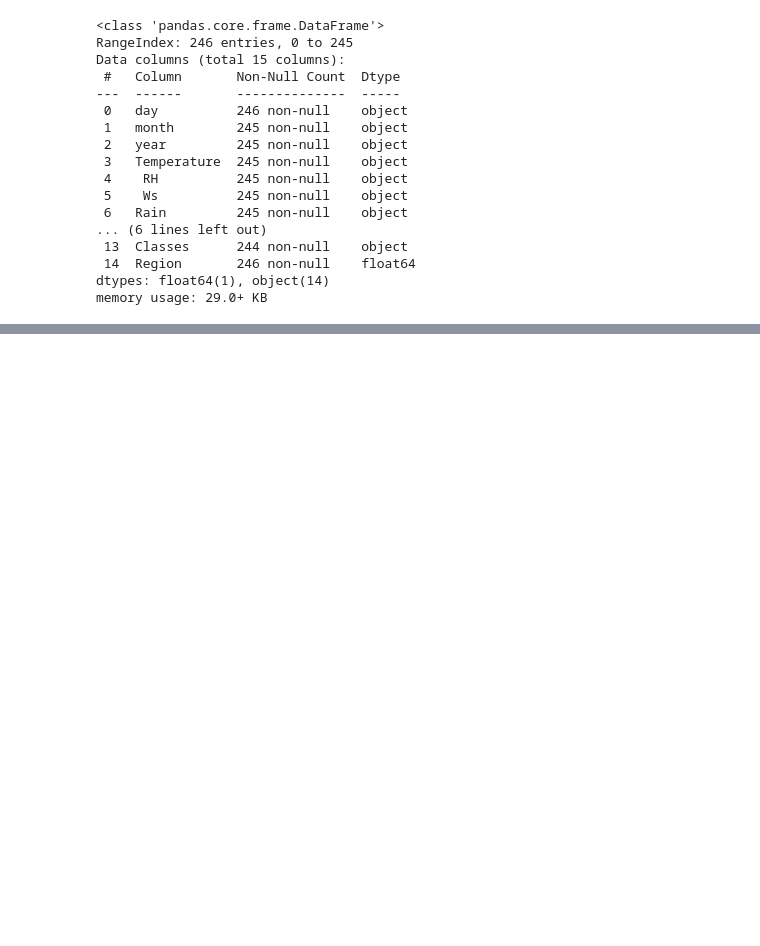
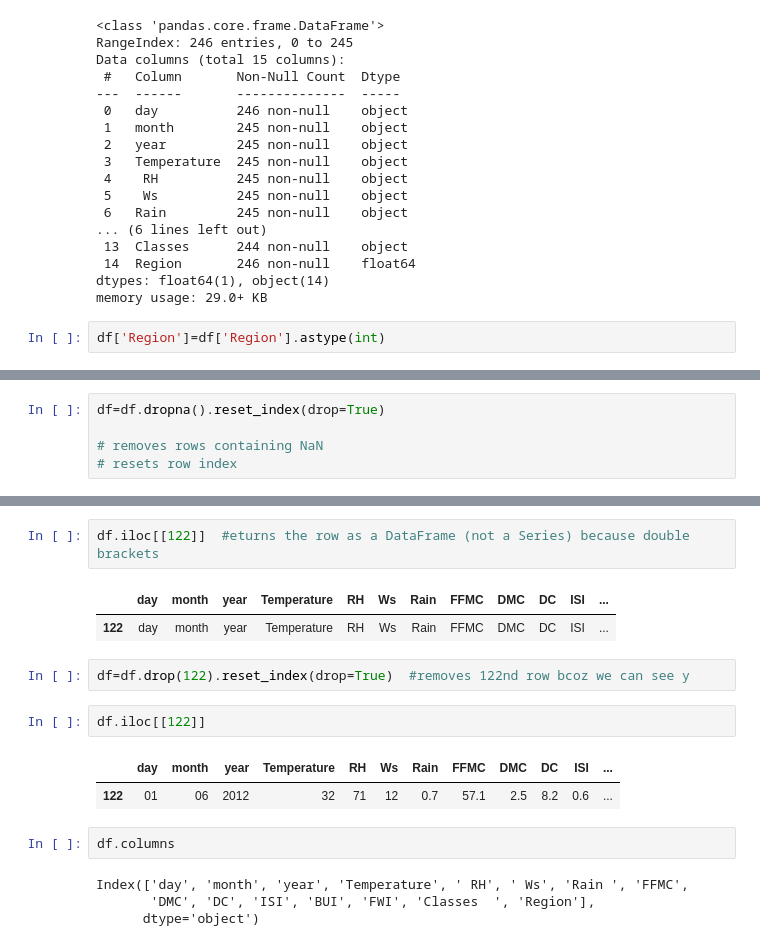
Before and after one commit to SiD10PANDEY/Simple-Linear-Reg, a Jupyter notebook: forest fire.ipynb, the cells around one changed output, grey strips where cells are left out. Cells and saved outputs as stored; diff of their text form; blank space fills up the shorter version.

Commit message:
data clean

```diff
--- a/forest fire.ipynb
+++ b/forest fire.ipynb
@@ -100,3 +102,5 @@ Data columns (total 15 columns):
  14  Region       246 non-null    float64
 dtypes: float64(1), object(14)
 memory usage: 29.0+ KB
+# %%
+df['Region']=df['Region'].astype(int)
@@ -102,0 +146,5 @@ memory usage: 29.0+ KB
+# %%
+df=df.dropna().reset_index(drop=True)
+
+# removes rows containing NaN
+# resets row index
@@ -102,0 +189,18 @@ memory usage: 29.0+ KB
+# %%
+df.iloc[[122]]  #eturns the row as a DataFrame (not a Series) because double brackets
+# %% [output]
+|  | day | month | year | Temperature | RH | Ws | Rain | FFMC | DMC | DC | ISI | ... |
+| 122 | day | month | year | Temperature | RH | Ws | Rain | FFMC | DMC | DC | ISI | ... |
+# %%
+df=df.drop(122).reset_index(drop=True)  #removes 122nd row bcoz we can see y
+# %%
+df.iloc[[122]]
+# %% [output]
+|  | day | month | year | Temperature | RH | Ws | Rain | FFMC | DMC | DC | ISI | ... |
+| 122 | 01 | 06 | 2012 | 32 | 71 | 12 | 0.7 | 57.1 | 2.5 | 8.2 | 0.6 | ... |
+# %%
+df.columns
+# %% [output]
+Index(['day', 'month', 'year', 'Temperature', ' RH', ' Ws', 'Rain ', 'FFMC',
+       'DMC', 'DC', 'ISI', 'BUI', 'FWI', 'Classes  ', 'Region'],
+      dtype='object')
```
Also changed, not shown: parts of 16 cells of this notebook.
